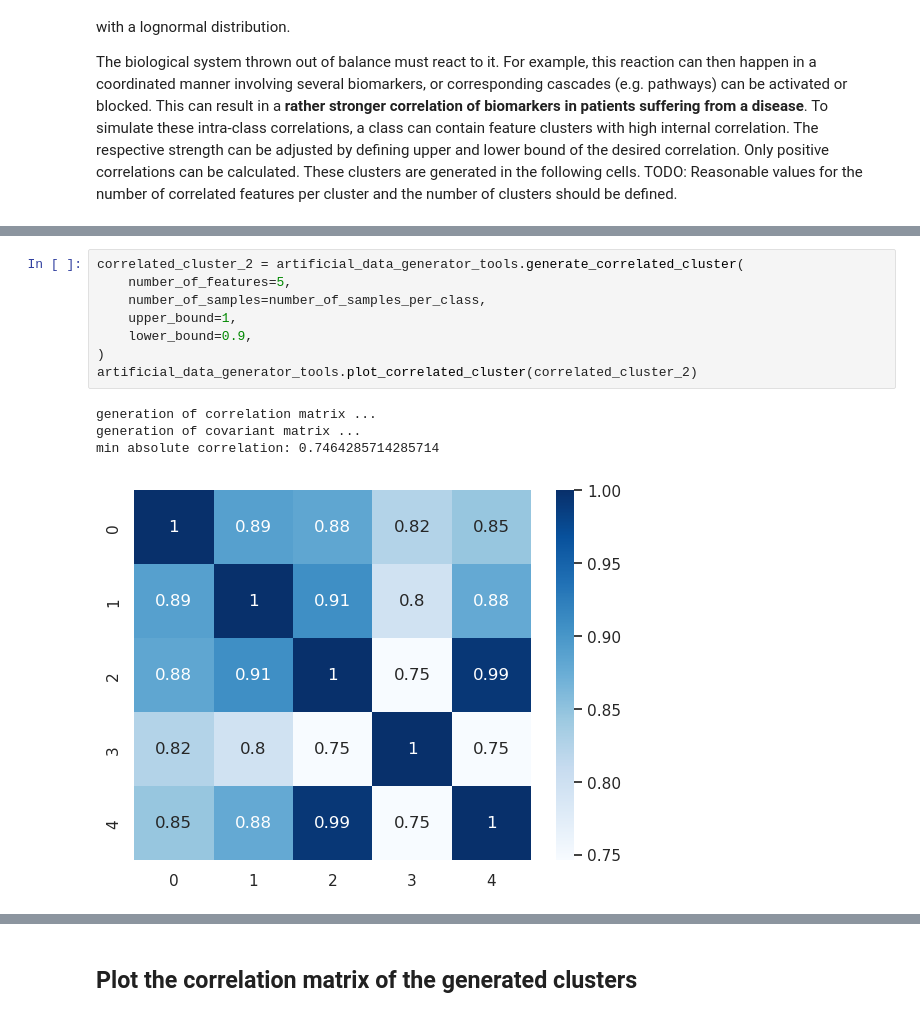
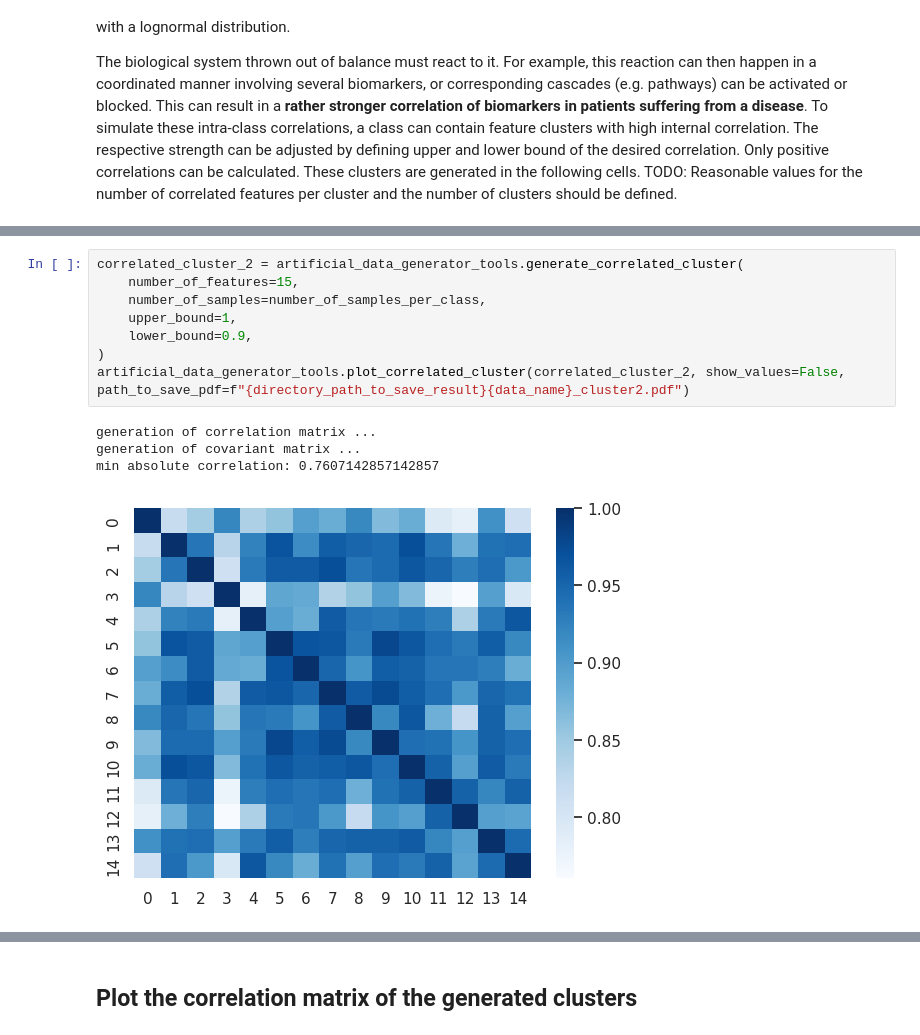
Before and after one commit to sigrun-may/artificial-data-generator, a Jupyter notebook: artificial_data_generator/artificial_data_generator_biomarkers1.ipynb, the cells around one changed output, grey strips where cells are left out. Drawn from its saved outputs; the diff is of its cells as text.

Commit message:
Save relevant plots as PDF.

```diff
--- a/artificial_data_generator/artificial_data_generator_biomarkers1.ipynb
+++ b/artificial_data_generator/artificial_data_generator_biomarkers1.ipynb
@@ -149,16 +149,16 @@ min absolute correlation: 0.9107142857142857
 # %%
 correlated_cluster_2 = artificial_data_generator_tools.generate_correlated_cluster(
-    number_of_features=5,
+    number_of_features=15,
     number_of_samples=number_of_samples_per_class,
     upper_bound=1,
     lower_bound=0.9,
 )
-artificial_data_generator_tools.plot_correlated_cluster(correlated_cluster_2)
+artificial_data_generator_tools.plot_correlated_cluster(correlated_cluster_2, show_values=False, path_to_save_pdf=f"{directory_path_to_save_result}{data_name}_cluster2.pdf")
 # %% [output]
 generation of correlation matrix ...
 generation of covariant matrix ...
-min absolute correlation: 0.7464285714285714
+min absolute correlation: 0.7607142857142857
-[figure, old version]
+[figure, new version]
 # %%
 correlated_cluster_3 = artificial_data_generator_tools.generate_correlated_cluster(
     number_of_features=5,
```
Also changed, not shown: parts of 17 cells of this notebook.
